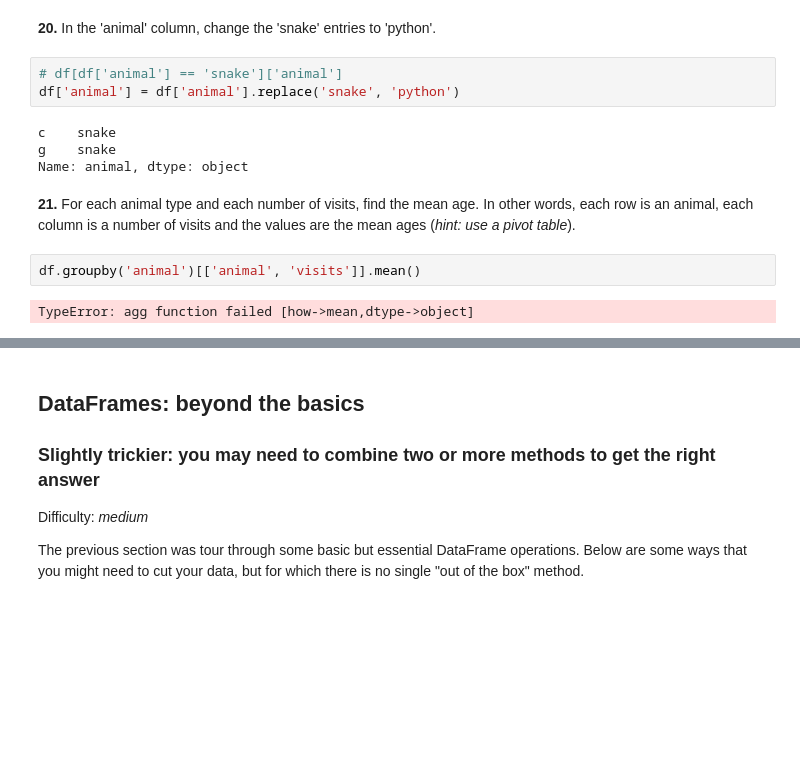
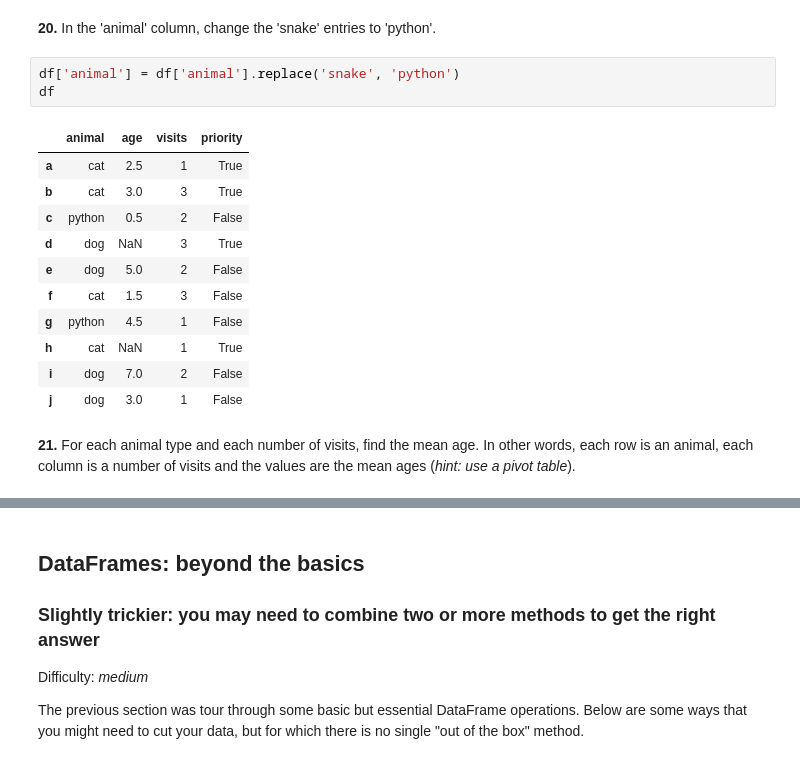
Before and after one commit to Ninrai/100-pandas-puzzles, a Jupyter notebook: 100-pandas-puzzles.ipynb, the cells around one changed output, grey strips where cells are left out. Saved outputs shown, nothing was run; the diff lists cells and outputs as text; blank space fills up the shorter version.

```diff
--- a/100-pandas-puzzles.ipynb
+++ b/100-pandas-puzzles.ipynb
@@ -276,15 +276,19 @@ df
 # %% [markdown]
 **20.** In the 'animal' column, change the 'snake' entries to 'python'.
 # %%
-# df[df['animal'] == 'snake']['animal']
 df['animal'] = df['animal'].replace('snake', 'python')
+df
 # %% [output]
-c    snake
-g    snake
-Name: animal, dtype: object
+|  | animal | age | visits | priority |
+| a | cat | 2.5 | 1 | True |
+| b | cat | 3.0 | 3 | True |
+| c | python | 0.5 | 2 | False |
+| d | dog | NaN | 3 | True |
+| e | dog | 5.0 | 2 | False |
+| f | cat | 1.5 | 3 | False |
+| g | python | 4.5 | 1 | False |
+| h | cat | NaN | 1 | True |
+| i | dog | 7.0 | 2 | False |
+| j | dog | 3.0 | 1 | False |
 # %% [markdown]
 **21.** For each animal type and each number of visits, find the mean age. In other words, each row is an animal, each column is a number of visits and the values are the mean ages (*hint: use a pivot table*).
-# %%
-df.groupby('animal')[['animal', 'visits']].mean()
-# %% [output]
-TypeError: agg function failed [how->mean,dtype->object]
```
Also changed, not shown: parts of 2 cells of this notebook.
